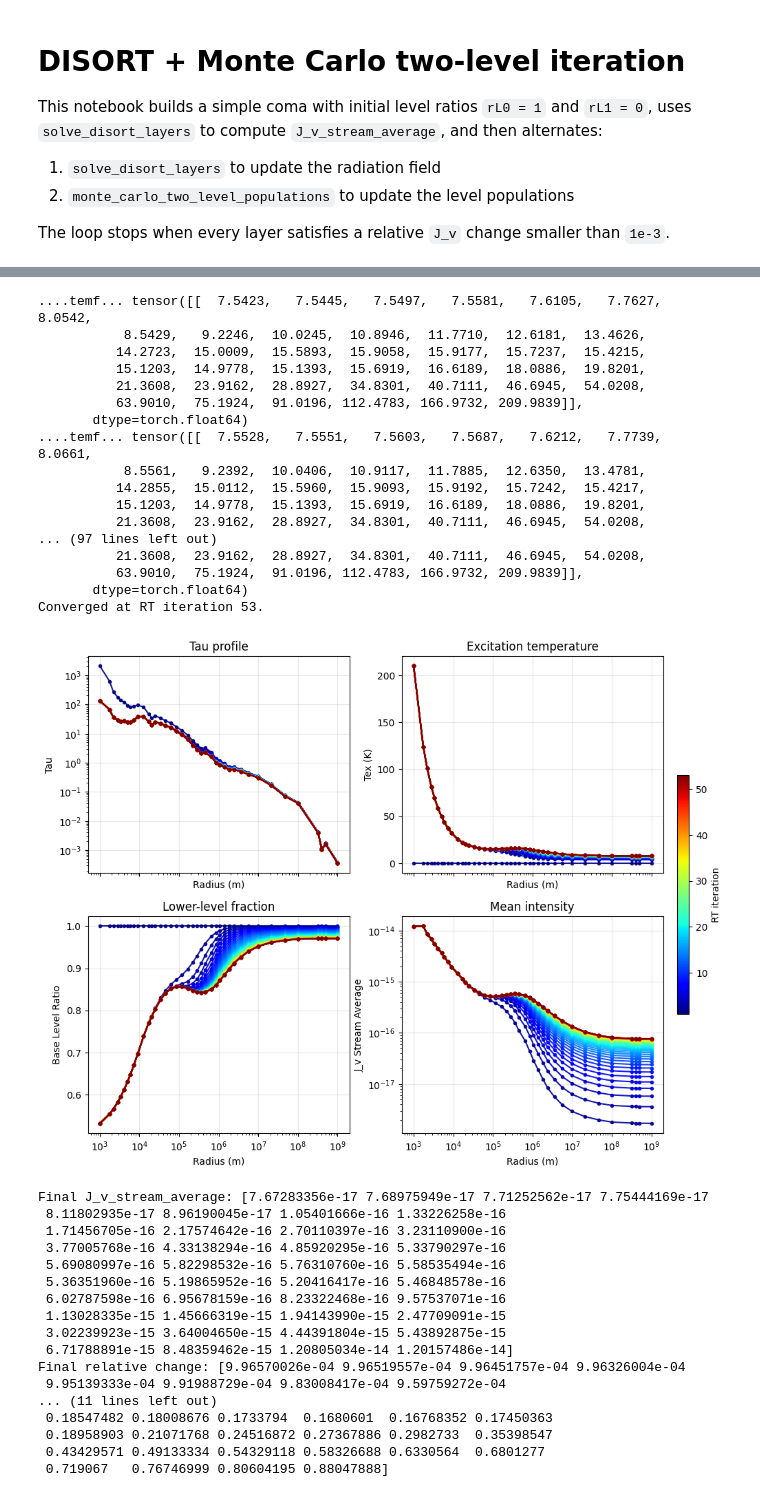
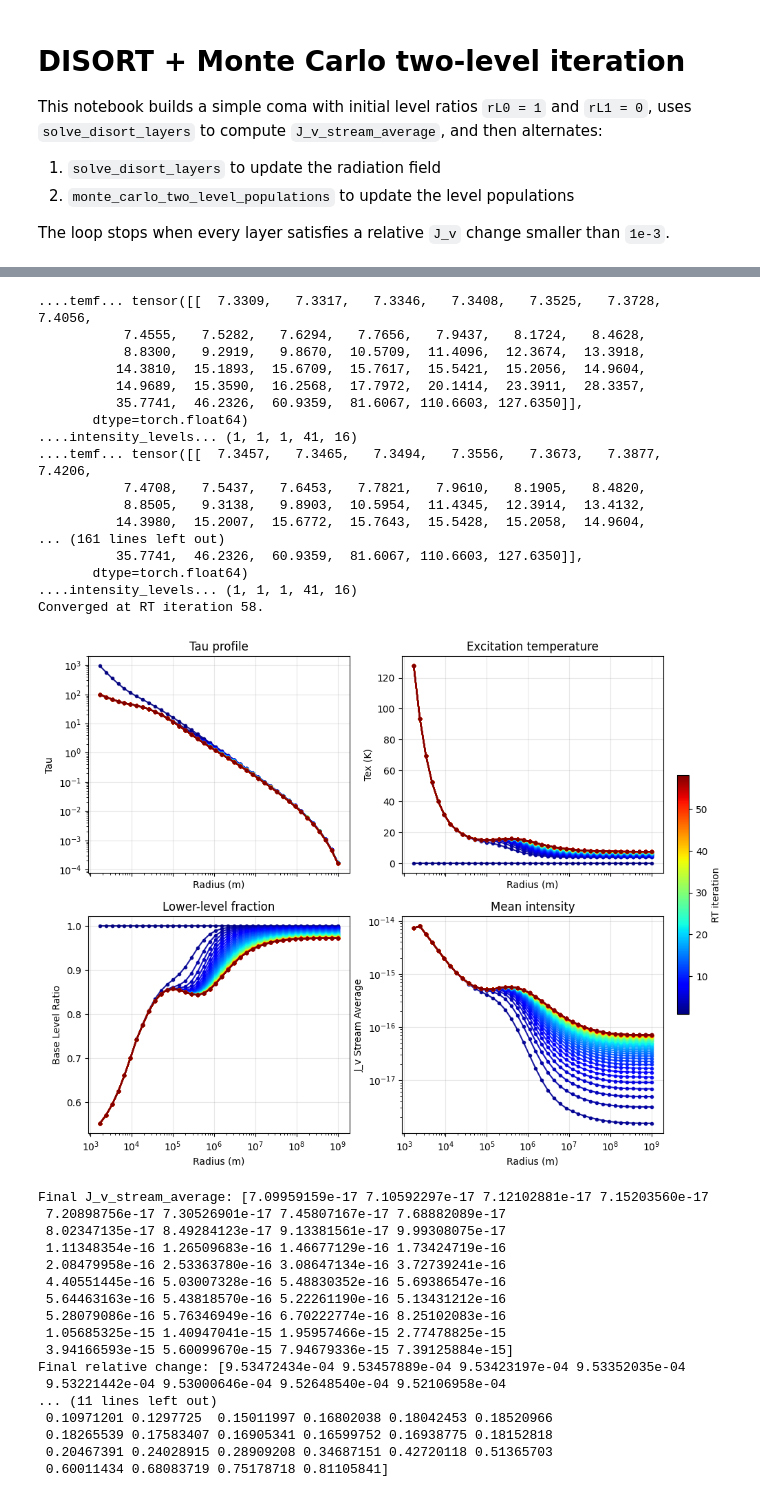
Before and after one commit to jihenghu/ComaSpec, a Jupyter notebook: examples/example_disort.ipynb, the cells around one changed output, grey strips where cells are left out. Saved outputs shown, nothing was run; the diff lists cells and outputs as text; code cells hidden in the pictures.

```diff
--- a/examples/example_disort.ipynb
+++ b/examples/example_disort.ipynb
@@ -68,7 +66,7 @@ absorber_mass_kg = 18.01528 * constants.ATOMIC_MASS_UNIT
 
 # Coma setup matching examples/coma.ipynb
 heliocentric_distance_AU = 2.5
-xc = radius_km * 1.0e3
+xc = np.logspace(np.log10(1.7e3), np.log10(1e9), 40)[::-1]
 xf = np.empty(xc.size + 1, dtype=np.float64)
 xf[1:-1] = np.sqrt(xc[:-1] * xc[1:])
 xf[0] = xc[0] ** 2 / xf[1]
@@ -76,9 +74,9 @@ xf[-1] = xc[-1] ** 2 / xf[-2]
 nlayer = xc.size
 
 v0 = 720.0
-c_scale = 3.5e3
-# velocity = velocity_tanh(xc, v0=v0, c=c_scale)
-velocity = np.interp(xc, rkm*1e3, velocity)
+c_scale = 5.3e3
+velocity = velocity_tanh(xc, v0=v0, c=c_scale)
+# velocity = np.interp(xc, rkm*1e3, velocity)
 
 T0 = 10.0
 temperature = temperature_inverse_distance(xc, a=10, b=1, t0=T0, r0=2000)
@@ -103,7 +101,7 @@ nelec, telec = electron_biver_1997(
 
 # Initial level ratios: rL0 = 0.5, rL1 = 0.5
 fractions = np.zeros((nlayer, 1), dtype=np.float64)
-fractions[:, 0] = level1_ratio
+fractions[:, 0] = 0.0# level1_ratio
 coma = ComaGrid(
     temperature=temperature,
     total_number_density=total_number_density,
@@ -123,6 +121,7 @@ plt.subplot(2, 2, 1)
 plt.semilogx(xc, velocity, label='Velocity (m/s)', color='blue')
 plt.xlabel('Distance from Sun (m)')
 plt.ylabel('Velocity (m/s)')
+plt.ylim(200, 800)
 plt.title('Velocity vs Distance from Sun')
 plt.grid()
 plt.legend()
@@ -280,8 +292,6 @@ for iteration in range(1, max_rt_iterations + 1):
         g_l=g_l,
         absorber_mass_kg=absorber_mass_kg,
         nstreams=16,
-        apply_spherical_dilution=False,
-        dilution_reference_radius_m=1700,
     )
     jv_average_stream = np.asarray(disort_result['J_v_stream_average'], dtype=np.float64)
 
@@ -416,55 +426,55 @@ print('Final n1/n0:', final_state['n_upper'] / np.maximum(final_state['n_lower']
  ******* WARNING >>>>>>  check_inputs--vertical temperature step may be too large for good accuracy
 
  ******* WARNING >>>>>>  check_inputs--vertical temperature step may be too large for good accuracy
 
  ******* WARNING >>>>>>  check_inputs--vertical temperature step may be too large for good accuracy
 
  ******* WARNING >>>>>>  check_inputs--vertical temperature step may be too large for good accuracy
 
  ******* WARNING >>>>>>  check_inputs--vertical temperature step may be too large for good accuracy
 
  ******* WARNING >>>>>>  check_inputs--vertical temperature step may be too large for good accuracy
 
 ... (186 lines left out)
  ******* WARNING >>>>>>  check_inputs--vertical temperature step may be too large for good accuracy
 
 
  >>>>>>  TOO MANY WARNING MESSAGES --  ','They will no longer be printed  <<<<<<<
-....temf... tensor([[  7.5423,   7.5445,   7.5497,   7.5581,   7.6105,   7.7627,   8.0542,
-           8.5429,   9.2246,  10.0245,  10.8946,  11.7710,  12.6181,  13.4626,
-          14.2723,  15.0009,  15.5893,  15.9058,  15.9177,  15.7237,  15.4215,
-          15.1203,  14.9778,  15.1393,  15.6919,  16.6189,  18.0886,  19.8201,
-          21.3608,  23.9162,  28.8927,  34.8301,  40.7111,  46.6945,  54.0208,
-          63.9010,  75.1924,  91.0196, 112.4783, 166.9732, 209.9839]],
+....temf... tensor([[  7.3309,   7.3317,   7.3346,   7.3408,   7.3525,   7.3728,   7.4056,
+           7.4555,   7.5282,   7.6294,   7.7656,   7.9437,   8.1724,   8.4628,
+           8.8300,   9.2919,   9.8670,  10.5709,  11.4096,  12.3674,  13.3918,
+          14.3810,  15.1893,  15.6709,  15.7617,  15.5421,  15.2056,  14.9604,
+          14.9689,  15.3590,  16.2568,  17.7972,  20.1414,  23.3911,  28.3357,
+          35.7741,  46.2326,  60.9359,  81.6067, 110.6603, 127.6350]],
        dtype=torch.float64)
-....temf... tensor([[  7.5528,   7.5551,   7.5603,   7.5687,   7.6212,   7.7739,   8.0661,
-           8.5561,   9.2392,  10.0406,  10.9117,  11.7885,  12.6350,  13.4781,
-          14.2855,  15.0112,  15.5960,  15.9093,  15.9192,  15.7242,  15.4217,
-          15.1203,  14.9778,  15.1393,  15.6919,  16.6189,  18.0886,  19.8201,
-          21.3608,  23.9162,  28.8927,  34.8301,  40.7111,  46.6945,  54.0208,
-... (97 lines left out)
-          21.3608,  23.9162,  28.8927,  34.8301,  40.7111,  46.6945,  54.0208,
-          63.9010,  75.1924,  91.0196, 112.4783, 166.9732, 209.9839]],
+....intensity_levels... (1, 1, 1, 41, 16)
+....temf... tensor([[  7.3457,   7.3465,   7.3494,   7.3556,   7.3673,   7.3877,   7.4206,
+           7.4708,   7.5437,   7.6453,   7.7821,   7.9610,   8.1905,   8.4820,
+           8.8505,   9.3138,   9.8903,  10.5954,  11.4345,  12.3914,  13.4132,
+          14.3980,  15.2007,  15.6772,  15.7643,  15.5428,  15.2058,  14.9604,
+... (161 lines left out)
+          35.7741,  46.2326,  60.9359,  81.6067, 110.6603, 127.6350]],
        dtype=torch.float64)
-Converged at RT iteration 53.
+....intensity_levels... (1, 1, 1, 41, 16)
+Converged at RT iteration 58.
-[figure, old version]
+[figure, new version]
-Final J_v_stream_average: [7.67283356e-17 7.68975949e-17 7.71252562e-17 7.75444169e-17
- 8.11802935e-17 8.96190045e-17 1.05401666e-16 1.33226258e-16
- 1.71456705e-16 2.17574642e-16 2.70110397e-16 3.23110900e-16
- 3.77005768e-16 4.33138294e-16 4.85920295e-16 5.33790297e-16
- 5.69080997e-16 5.82298532e-16 5.76310760e-16 5.58535494e-16
- 5.36351960e-16 5.19865952e-16 5.20416417e-16 5.46848578e-16
- 6.02787598e-16 6.95678159e-16 8.23322468e-16 9.57537071e-16
- 1.13028335e-15 1.45666319e-15 1.94143990e-15 2.47709091e-15
- 3.02239923e-15 3.64004650e-15 4.44391804e-15 5.43892875e-15
- 6.71788891e-15 8.48359462e-15 1.20805034e-14 1.20157486e-14]
-Final relative change: [9.96570026e-04 9.96519557e-04 9.96451757e-04 9.96326004e-04
- 9.95139333e-04 9.91988729e-04 9.83008417e-04 9.59759272e-04
+Final J_v_stream_average: [7.09959159e-17 7.10592297e-17 7.12102881e-17 7.15203560e-17
+ 7.20898756e-17 7.30526901e-17 7.45807167e-17 7.68882089e-17
+ 8.02347135e-17 8.49284123e-17 9.13381561e-17 9.99308075e-17
+ 1.11348354e-16 1.26509683e-16 1.46677129e-16 1.73424719e-16
+ 2.08479958e-16 2.53363780e-16 3.08647134e-16 3.72739241e-16
+ 4.40551445e-16 5.03007328e-16 5.48830352e-16 5.69386547e-16
+ 5.64463163e-16 5.43818570e-16 5.22261190e-16 5.13431212e-16
+ 5.28079086e-16 5.76346949e-16 6.70222774e-16 8.25102083e-16
+ 1.05685325e-15 1.40947041e-15 1.95957466e-15 2.77478825e-15
+ 3.94166593e-15 5.60099670e-15 7.94679336e-15 7.39125884e-15]
+Final relative change: [9.53472434e-04 9.53457889e-04 9.53423197e-04 9.53352035e-04
+ 9.53221442e-04 9.53000646e-04 9.52648540e-04 9.52106958e-04
 ... (11 lines left out)
- 0.18547482 0.18008676 0.1733794  0.1680601  0.16768352 0.17450363
- 0.18958903 0.21071768 0.24516872 0.27367886 0.2982733  0.35398547
- 0.43429571 0.49133334 0.54329118 0.58326688 0.6330564  0.6801277
- 0.719067   0.76746999 0.80604195 0.88047888]
+ 0.10971201 0.1297725  0.15011997 0.16802038 0.18042453 0.18520966
+ 0.18265539 0.17583407 0.16905341 0.16599752 0.16938775 0.18152818
+ 0.20467391 0.24028915 0.28909208 0.34687151 0.42720118 0.51365703
+ 0.60011434 0.68083719 0.75178718 0.81105841]
 # %%
 iterations = np.array([item['iteration'] for item in history], dtype=int)
 jv_history = np.vstack([item['J_v_stream_average'] for item in history])
```
Also changed, not shown: parts of 9 cells of this notebook, 10 other files.
